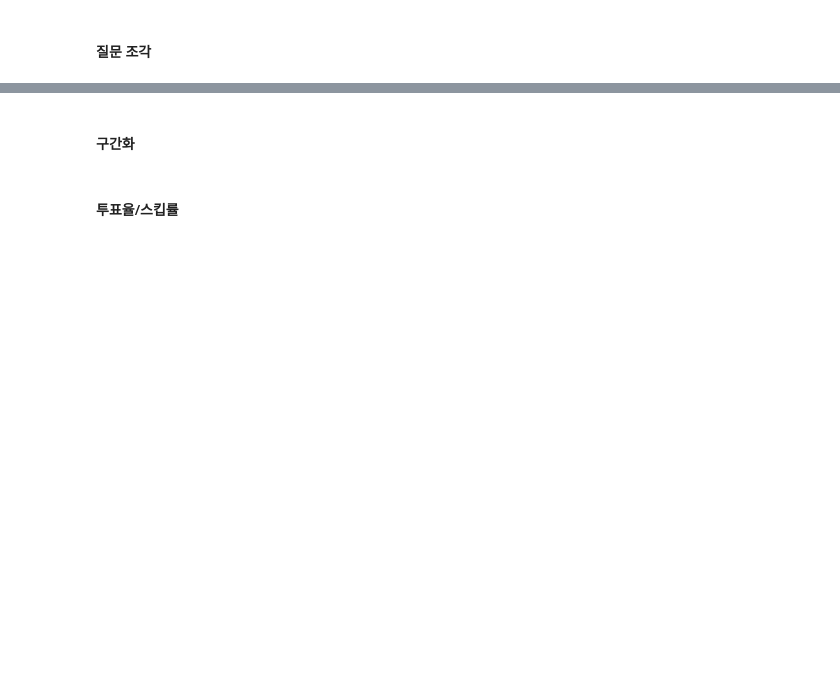
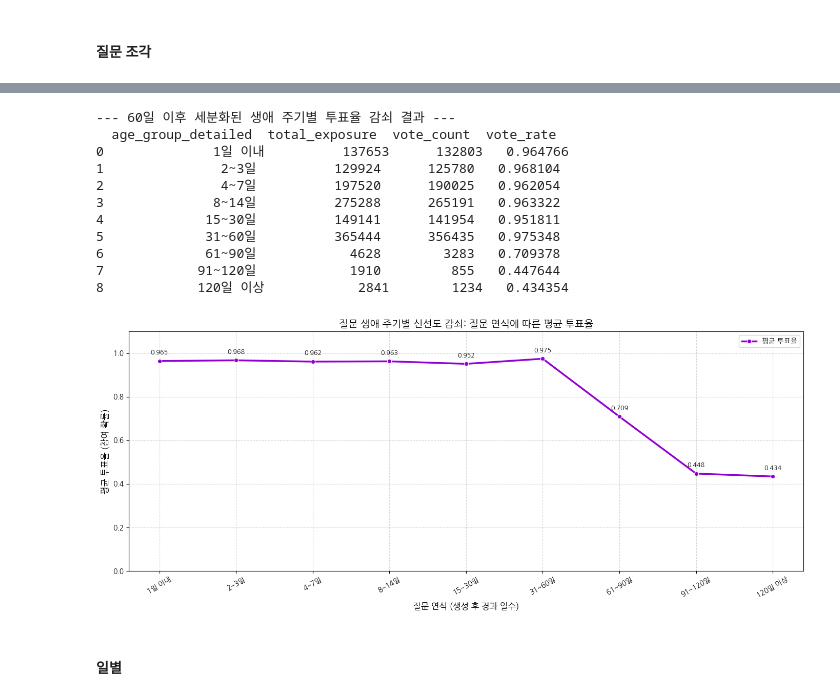
Before and after one commit to DA15-Lab/team3-ping-analytics, a Jupyter notebook: notebooks/Donghee_analysis.ipynb, the cells around one changed output, grey strips where cells are left out. Saved outputs shown, nothing was run; the diff lists cells and outputs as text; code cells hidden in the pictures; blank space fills up the shorter version.

```diff
--- a/notebooks/Donghee_analysis.ipynb
+++ b/notebooks/Donghee_analysis.ipynb
@@ -507,2 +797,59 @@ df_merged = df_merged[df_merged['question_age_days'] >= 0]
+# %%
+# 1. 60일 이후 구간을 더 세분화한 Bins 설정 (예: 60~90일, 90~120일, 120일 이상)
+bins_detailed = [-1, 1, 3, 7, 14, 30, 60, 90, 120, float('inf')]
+labels_detailed = ['1일 이내', '2~3일', '4~7일', '8~14일', '15~30일', '31~60일', '61~90일', '91~120일', '120일 이상']
+
+df_filtered['age_group_detailed'] = pd.cut(df_filtered['question_age_days'], bins=bins_detailed, labels=labels_detailed)
+
+# 2. 세분화된 구간별 집계
+freshness_decay_detailed = df_filtered.groupby('age_group_detailed', observed=False).agg(
+    total_exposure=('id_piece', 'count'),
+    vote_count=('is_voted', 'sum'),
+    vote_rate=('is_voted', 'mean')
+).reset_index()
+
+print("--- 60일 이후 세분화된 생애 주기별 투표율 감쇠 결과 ---")
+print(freshness_decay_detailed)
+
+# 3. 세분화된 신선도 감쇠 곡선 시각화
+plt.figure(figsize=(14, 6))
+
+ax2 = sns.lineplot(
+    data=freshness_decay_detailed,
+    x='age_group_detailed',
+    y='vote_rate',
+    marker='o',
+    color='darkviolet',
+    linewidth=2.5,
+    label='평균 투표율'
+)
+
+plt.title('질문 생애 주기별 신선도 감쇠: 질문 연식에 따른 평균 투표율', fontsize=14, fontweight='bold')
+plt.xlabel('질문 연식 (생성 후 경과 일수)', fontsize=12)
+plt.ylabel('평균 투표율 (참여 확률)', fontsize=12)
+plt.ylim(0, 1.1)
+plt.grid(True, linestyle='--', alpha=0.5)
+
+# 값 데이터 라벨 추가
+for i, row in freshness_decay_detailed.iterrows():
+    ax2.text(i, row['vote_rate'] + 0.03, f"{row['vote_rate']:.3f}",
+             color='black', ha='center', fontsize=9)
+
+plt.xticks(rotation=30)
+plt.tight_layout()
+plt.show()
+# %% [output]
+--- 60일 이후 세분화된 생애 주기별 투표율 감쇠 결과 ---
+  age_group_detailed  total_exposure  vote_count  vote_rate
+0              1일 이내          137653      132803   0.964766
+1               2~3일          129924      125780   0.968104
+2               4~7일          197520      190025   0.962054
+3              8~14일          275288      265191   0.963322
+4             15~30일          149141      141954   0.951811
+5             31~60일          365444      356435   0.975348
+6             61~90일            4628        3283   0.709378
+7            91~120일            1910         855   0.447644
+8            120일 이상            2841        1234   0.434354
+[figure, added]
 # %% [markdown]
-#### 구간화
+#### 일별
@@ -515,2 +855,0 @@ df_merged['age_group'] = pd.cut(df_merged['question_age_days'], bins=bins, label
-# %% [markdown]
-#### 투표율/스킵률
```
Also changed, not shown: parts of 102 cells of this notebook, 1 other file.
